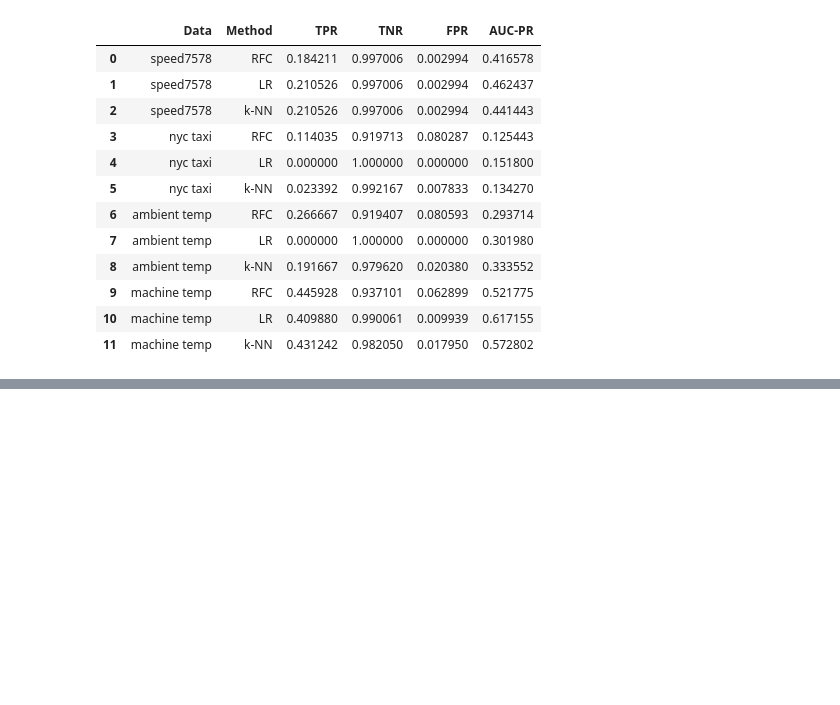
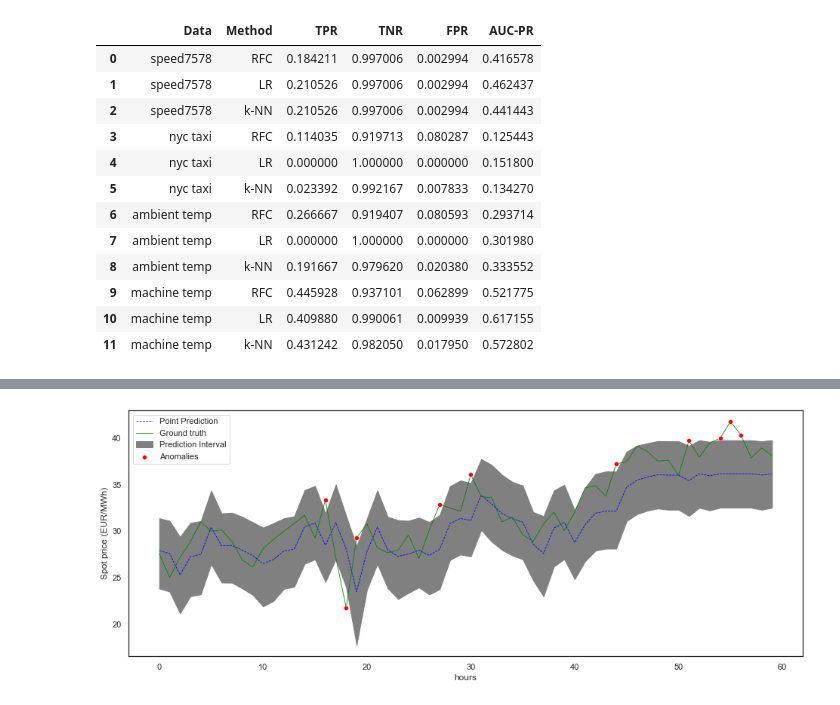
Before and after one commit to thxi/hse_nis, a Jupyter notebook: NIS.ipynb, the cells around one changed output, grey strips where cells are left out. Cells and saved outputs as stored; diff of their text form; code cells hidden in the pictures; blank space fills up the shorter version.

Commit message:
figure 9

```diff
--- a/NIS.ipynb
+++ b/NIS.ipynb
@@ -623,0 +646,29 @@ result_t5
+# %%
+model = QRF(max_leaf_nodes=8)
+# %%
+model.fit(X=X_train.values, y=y_train.values);
+y_pred = model.predict(X_test.values, uncertainty=0.1)
+# %%
+X_test['pred'] = y_pred[0]
+X_test['day'] = X_test.index
+X_test['SE1'] = y_test
+# %%
+X_test = X_test[:60]
+ci1 = y_pred[1][:60, 0]
+ci2 = y_pred[1][:60, 1]
+X_test['outlier'] = 0
+X_test['ci1'] = ci1
+X_test['ci2'] = ci2
+
+mask = (X_test['SE1'].values > ci2) | (X_test['SE1'].values < ci1)
+X_test.loc[mask, 'outlier'] = 1
+# %%
+fig,axs=plt.subplots(figsize=(16, 6))
+sns.lineplot(x='day', y='pred', data=X_test, color='blue', lw=0.8, ls='dashed', label='Point Prediction')
+sns.lineplot(x='day', y='SE1', data=X_test, color='green', lw=0.8, label='Ground truth')
+plt.ylabel('Spot price (EUR/MWh)')
+plt.xlabel('hours')
+plt.fill_between(x=X_test['day'], y1=ci1, y2=ci2, color='grey', label='Prediction Interval')
+sns.scatterplot(x='day', y='SE1', data=X_test[X_test.outlier == 1], label='Anomalies', color='red', zorder=228);
+# %% [output]
+[figure, added]
```
Also changed, not shown: parts of 5 cells of this notebook.
